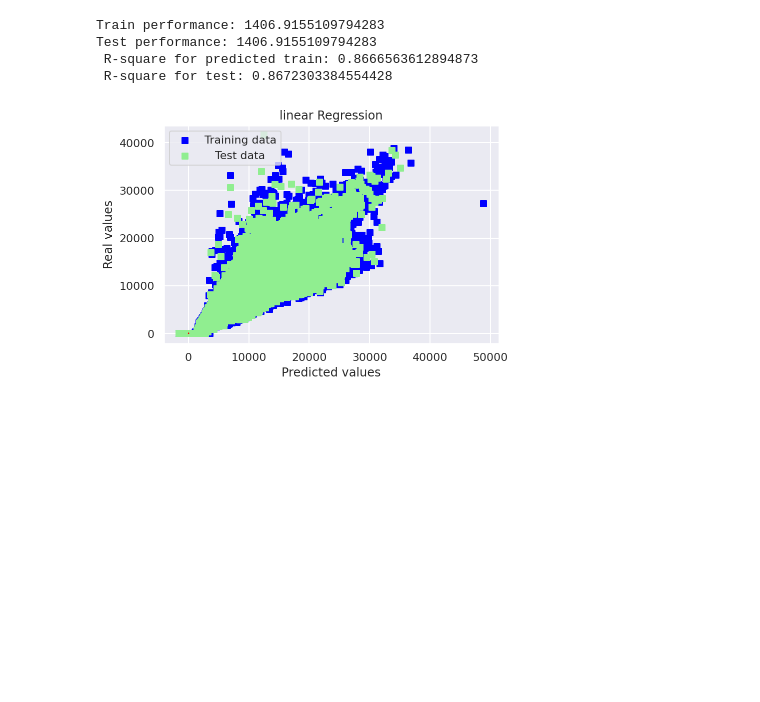
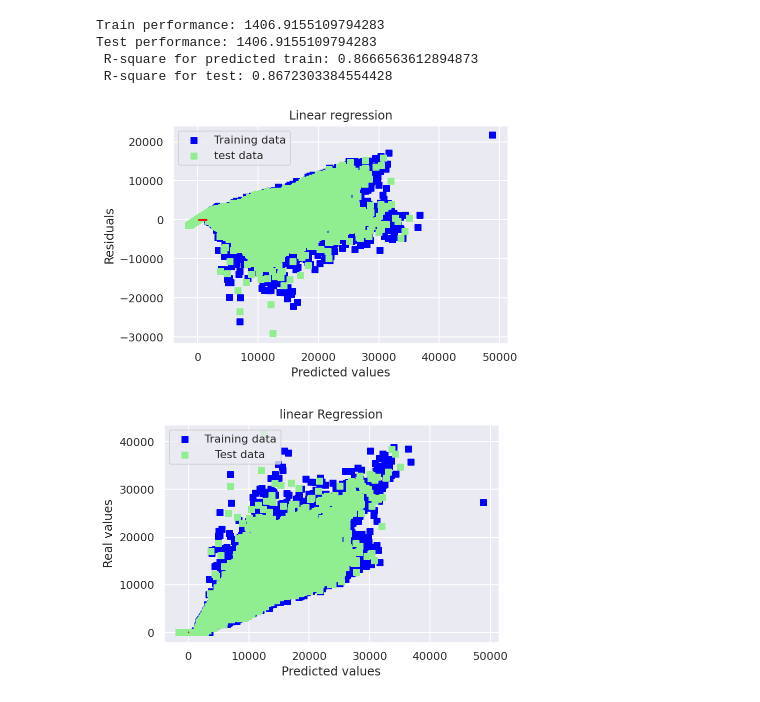
Before and after one commit to sanjayyanadi/Supervised_Regression_Model, a Jupyter notebook: Rossmann_Sales_Prediction_Capstone_Project.ipynb, the cells around one changed output. Cells and saved outputs as stored; diff of their text form; code cells hidden in the pictures; blank space fills up the shorter version.

```diff
--- a/Rossmann_Sales_Prediction_Capstone_Project.ipynb
+++ b/Rossmann_Sales_Prediction_Capstone_Project.ipynb
@@ -470,6 +524,19 @@ Train performance: 1406.9155109794283
 Test performance: 1406.9155109794283
  R-square for predicted train: 0.8666563612894873
  R-square for test: 0.8672303384554428
+# %%
+# Plot residuals
+plt.hlines(y = 5, xmin = 1558.555, xmax = 13.5, color = "red")
+plt.scatter(y_pred_train, y_pred_train - y_train, c = "blue", marker = "s", label = "Training data")
+plt.scatter(y_pred, y_pred - y_test, c = "lightgreen", marker = "s", label = "test data")
+plt.title("Linear regression")
+plt.xlabel("Predicted values")
+plt.ylabel("Residuals")
+plt.legend(loc = "upper left")
+
+plt.show()
+# %% [output]
+[figure, added]
 # %%
 # Plot predictions
 plt.scatter(y_pred_train, y_train, c = "blue", marker = "s", label = "Training data")
```
Also changed, not shown: parts of 6 cells of this notebook.
